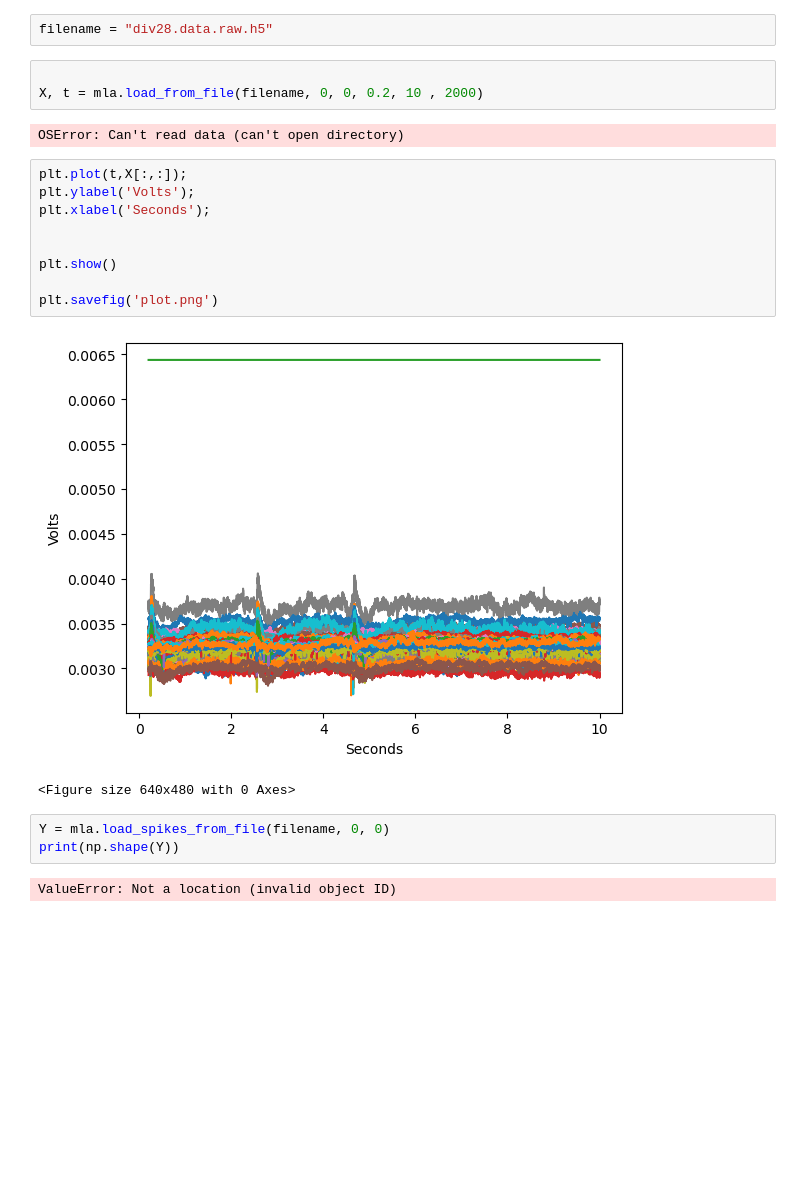
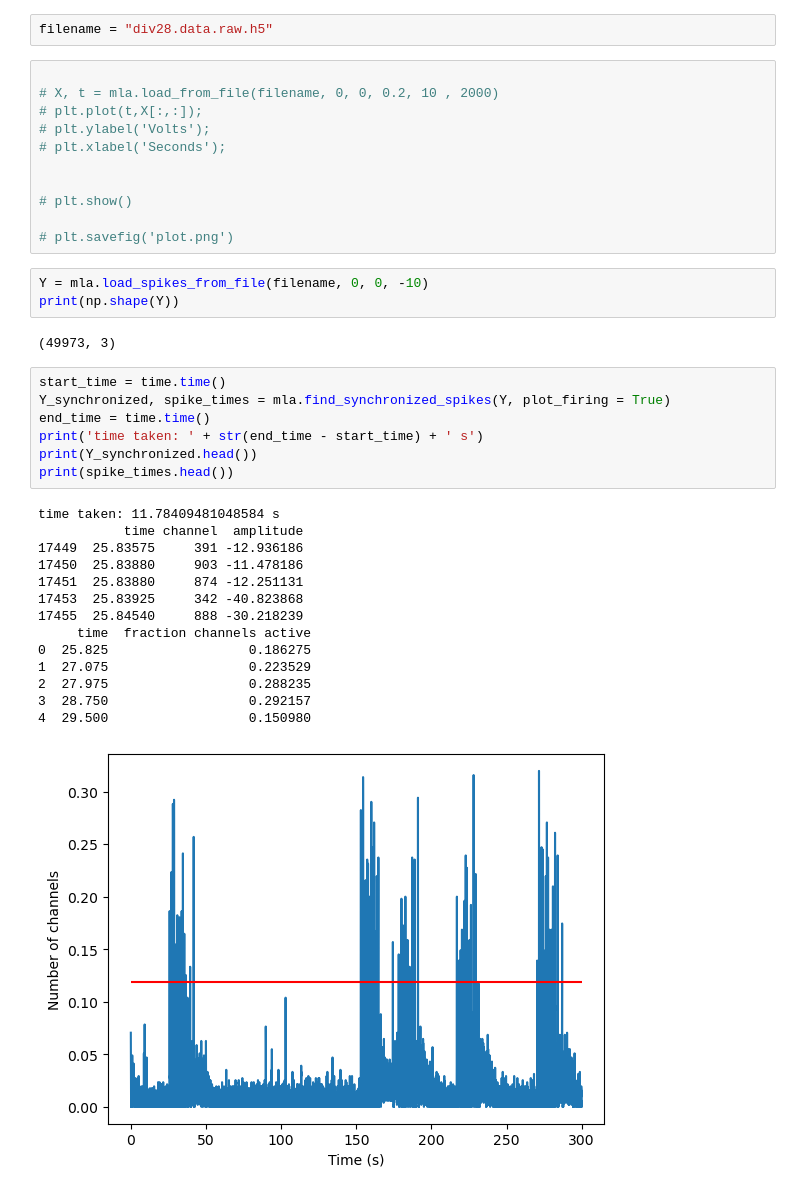
Before and after one commit to mrwun2002/MaxLab_analysis, a Jupyter notebook: test_load.ipynb, the cells around one changed output. Drawn from its saved outputs; the diff is of its cells as text; blank space fills up the shorter version.

```diff
--- a/test_load.ipynb
+++ b/test_load.ipynb
@@ -10,23 +13,39 @@ import maxlab_analysis as mla
 filename = "div28.data.raw.h5"
 # %%
 
-X, t = mla.load_from_file(filename, 0, 0, 0.2, 10 , 2000)
+# X, t = mla.load_from_file(filename, 0, 0, 0.2, 10 , 2000)
+# plt.plot(t,X[:,:]);
+# plt.ylabel('Volts');
+# plt.xlabel('Seconds');
+
+
+# plt.show()
+
+# plt.savefig('plot.png')
-# %% [output]
-OSError: Can't read data (can't open directory)
-# %%
-plt.plot(t,X[:,:]);
-plt.ylabel('Volts');
-plt.xlabel('Seconds');
-
-
-plt.show()
-
-plt.savefig('plot.png')
-# %% [output]
-[figure, removed]
-<Figure size 640x480 with 0 Axes>
 # %%
-Y = mla.load_spikes_from_file(filename, 0, 0)
+Y = mla.load_spikes_from_file(filename, 0, 0, -10)
 print(np.shape(Y))
 # %% [output]
-ValueError: Not a location (invalid object ID)
+(49973, 3)
+# %%
+start_time = time.time()
+Y_synchronized, spike_times = mla.find_synchronized_spikes(Y, plot_firing = True)
+end_time = time.time()
+print('time taken: ' + str(end_time - start_time) + ' s')
+print(Y_synchronized.head())
+print(spike_times.head())
+# %% [output]
+time taken: 11.78409481048584 s
+           time channel  amplitude
+17449  25.83575     391 -12.936186
+17450  25.83880     903 -11.478186
+17451  25.83880     874 -12.251131
+17453  25.83925     342 -40.823868
+17455  25.84540     888 -30.218239
+     time  fraction channels active
+0  25.825                  0.186275
+1  27.075                  0.223529
+2  27.975                  0.288235
+3  28.750                  0.292157
+4  29.500                  0.150980
+[figure, added]
```
Also changed, not shown: parts of 5 cells of this notebook, 1 other file.
